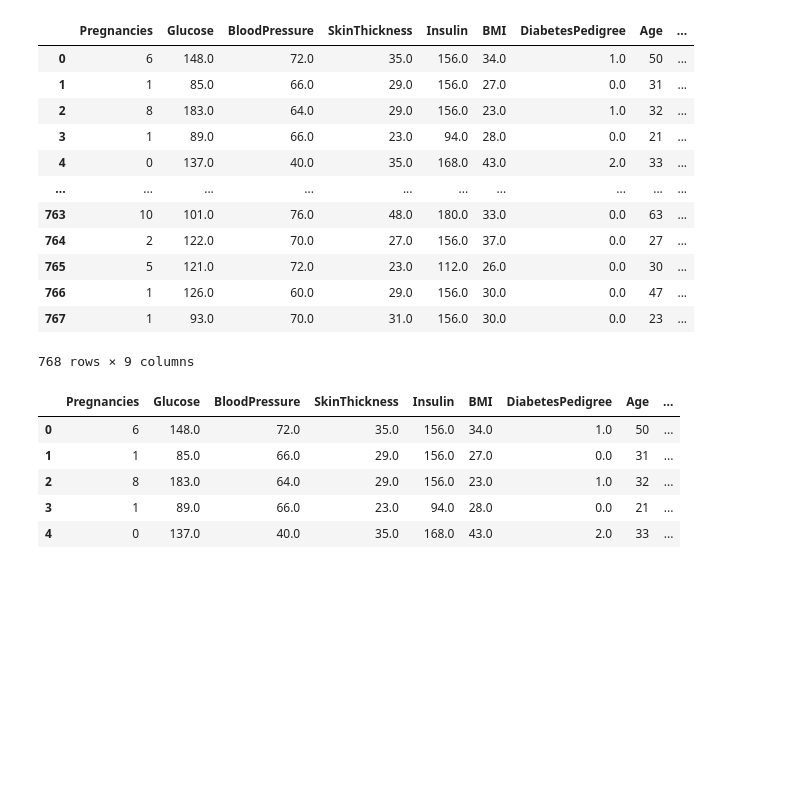
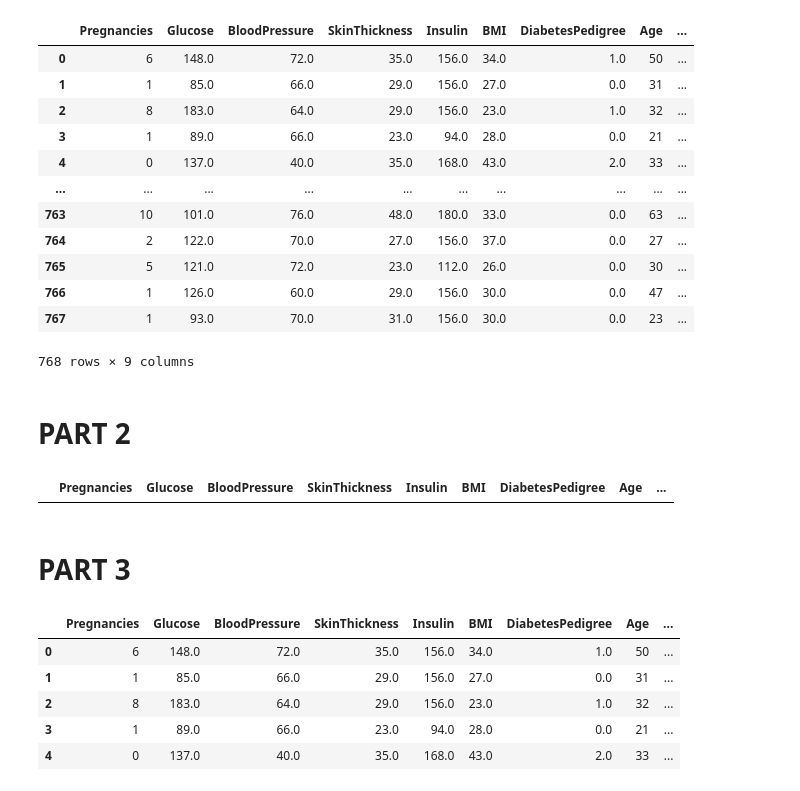
Before and after one commit to EbrahimNouri/AI_HW, a Jupyter notebook: HW3_2.ipynb, the cells around one changed output. Drawn from its saved outputs; the diff is of its cells as text; code cells hidden in the pictures; blank space fills up the shorter version.

```diff
--- a/HW3_2.ipynb
+++ b/HW3_2.ipynb
@@ -36,6 +38,15 @@ display(df_filled)
 | 766 | 1 | 126.0 | 60.0 | 29.0 | 156.0 | 30.0 | 0.0 | 47 | ... |
 | 767 | 1 | 93.0 | 70.0 | 31.0 | 156.0 | 30.0 | 0.0 | 23 | ... |
 768 rows × 9 columns
+# %% [markdown]
+# PART 2
+# %%
+# Display rows with null values in the original DataFrame
+display(df_filled[df_filled.isnull().any(axis=1)])
+# %% [output]
+|  | Pregnancies | Glucose | BloodPressure | SkinThickness | Insulin | BMI | DiabetesPedigree | Age | ... |
+# %% [markdown]
+# PART 3
 # %%
 df_filled.head()
 # %% [output]
```
Also changed, not shown: parts of 10 cells of this notebook.
